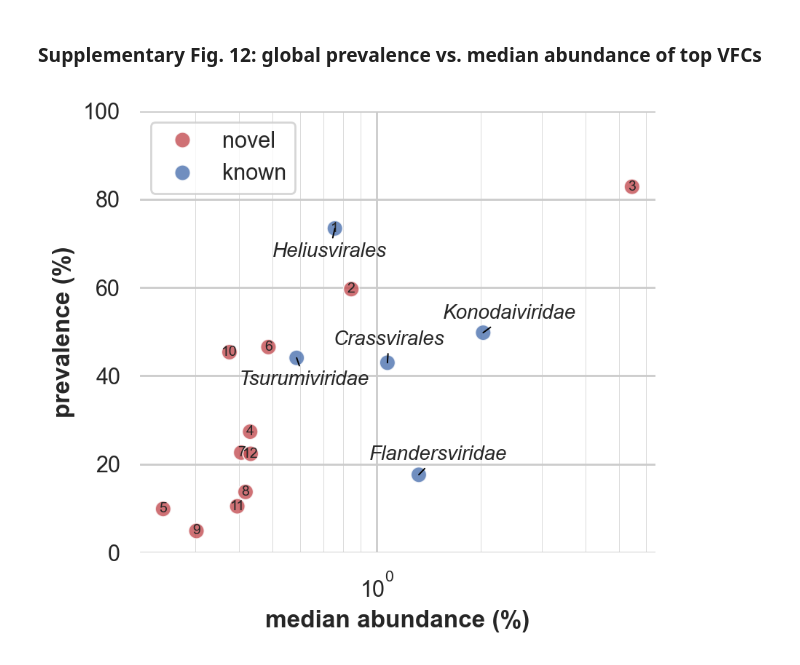
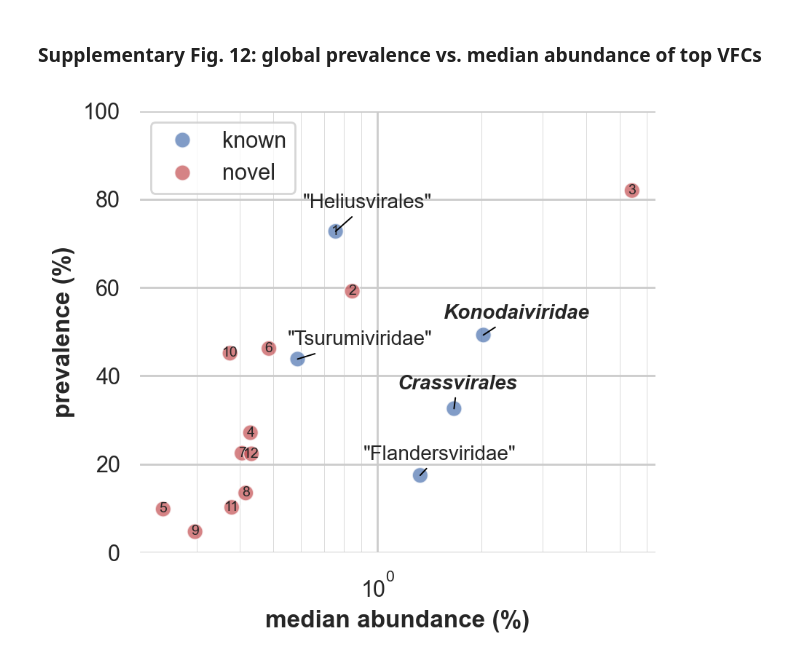
Before and after one commit to CSB5/SPMP_Phages, a Jupyter notebook: figures/notebooks/Fig1F_S10_S12_VFC_global_prevalence.ipynb, the cells around one changed output. Saved outputs shown, nothing was run; the diff lists cells and outputs as text; code cells hidden in the pictures.

Commit message:
Updated naming of ICTV-ratified and non-ratified taxa, continent-specific VFC prevalence vs. abundance

```diff
--- a/figures/notebooks/Fig1F_S10_S12_VFC_global_prevalence.ipynb
+++ b/figures/notebooks/Fig1F_S10_S12_VFC_global_prevalence.ipynb
@@ -26,18 +26,28 @@ df = df.merge(df_gpd50m, on='sample_id', how='left')
 # group Crassvirales together ('49' used as placeholder)
 
 df['VFC_c2'] = np.where(df.VFC.isin([49,67,117,242]), 49, df.VFC)
+
+df1 = (
+    df.groupby(
+        ["sample_id", "continent", "VFC_c2"],
+        as_index=False
+    )
+    .agg(
+        perc_abun=("perc_abun", "sum")
+    )
+)
 # %%
 # for plotting
 
 vfcs2plot = [*range(1,14),43,49,183]
 knownvfcs = [1,13,43,49,183]
-replacements = {'VFC 49': 'Crassvirales', 'VFC 183': 'Flandersviridae', 'VFC 43': 'Konodaiviridae', 'VFC 13': 'Tsurumiviridae', 'VFC 1': 'Heliusvirales'}
-italic_labels = {'Crassvirales', 'Flandersviridae', 'Konodaiviridae', 'Tsurumiviridae', 'Heliusvirales'}
+replacements = {'VFC 49': 'Crassvirales', 'VFC 183': '"Flandersviridae"', 'VFC 43': 'Konodaiviridae', 'VFC 13': '"Tsurumiviridae"', 'VFC 1': '"Heliusvirales"'}
+italic_labels = {'Crassvirales', 'Konodaiviridae'}
 color_dict = {'known': 'C0', 'novel': 'C3'}
 # %% [markdown]
 ### Fig. 1F: global VFC prevalence
 # %%
-df_global = df.groupby('VFC_c2', as_index=False).agg(num_samples = ('sample_id', 'count'), median_perc_abun = ('perc_abun', 'median')).sort_values('num_samples', ascending=False)
+df_global = df1.groupby('VFC_c2', as_index=False).agg(num_samples = ('sample_id', 'count'), median_perc_abun = ('perc_abun', 'median')).sort_values('num_samples', ascending=False)
 df_global['perc_prevalence'] = df_global['num_samples']/num_samples_gpd*100
 
 df_global = df_global[df_global.VFC_c2.isin(vfcs2plot)].copy()
@@ -164,46 +174,72 @@ ax.legend(title='')
 ### Supplementary Fig. 12: global prevalence vs. median abundance of top VFCs
 # %%
 sns.set_theme(style="whitegrid")
+
+hue_order = ["known", "novel"]
 
 fig, ax = plt.subplots(figsize=(4.5,4), dpi=200)
 
 g = sns.scatterplot(
     data=df_global,
     x='median_perc_abun', y='perc_prevalence',
     hue='vctype',
+    hue_order=hue_order,
     marker='o',
     palette=color_dict,
-    s=60, alpha=0.8, ax=ax
+    s=60, alpha=0.7, ax=ax
 )
 g.set(xscale="log")
 plt.ylim(0,100)
 
 g.xaxis.grid(True, "minor", linewidth=.25)
 plt.xlabel('median abundance (%)', weight='bold')
 plt.ylabel('prevalence (%)', weight='bold')
 
 ax.legend(title='', loc='upper left')
 
 for i in [*range(1,13)]:
     ax.annotate(str(i), xy=(df_global.loc[df_global.VFC_c2 == i, 'median_perc_abun'].iloc[0], df_global.loc[df_global.VFC_c2 == i, 'perc_prevalence'].iloc[0]), ha='center', va='center', fontsize=7)
 
-ax.annotate('Crassvirales', xy=(1.073562, 42.975756), xytext=(0.75, 47), fontsize=10, fontstyle='italic',
-            arrowprops=dict(arrowstyle='-', color='black', relpos=(0.5,0.5), shrinkA=0, shrinkB=0, linewidth=0.7)
-            )
-ax.annotate('Heliusvirales', xy=(0.757022, 73.397542), xytext=(0.5, 67), fontsize=10, fontstyle='italic',
-            arrowprops=dict(arrowstyle='-', color='black', relpos=(0.5,0.5), shrinkA=0, shrinkB=0, linewidth=0.7)
-            )
-ax.annotate('Konodaiviridae', xy=(2.028444, 49.784125), xytext=(1.55, 53), fontsize=10, fontstyle='italic',
-            arrowprops=dict(arrowstyle='-', color='black', relpos=(0.5,0.5), shrinkA=0, shrinkB=0, linewidth=0.7)
-            )
-ax.annotate('Tsurumiviridae', xy=(0.587139, 44.071737), xytext=(0.4, 38), fontsize=10, fontstyle='italic',
-            arrowprops=dict(arrowstyle='-', color='black', relpos=(0.5,0.5), shrinkA=0, shrinkB=0, linewidth=0.7)
-            )
-ax.annotate('Flandersviridae', xy=(1.322623, 17.602126), xytext=(0.95, 21), fontsize=10, fontstyle='italic',
-            arrowprops=dict(arrowstyle='-', color='black', relpos=(0.5,0.5), shrinkA=0, shrinkB=0, linewidth=0.7)
-            )
+label_vfcs = {
+    "Crassvirales": 49,
+    '"Heliusvirales"': 1,
+    "Konodaiviridae": 43,
+    '"Tsurumiviridae"': 13,
+    '"Flandersviridae"': 183
+}
+
+label_positions = {
+    "Crassvirales": (1.14, 37),
+    '"Heliusvirales"': (0.61, 78),
+    "Konodaiviridae": (1.55, 53),
+    '"Tsurumiviridae"': (0.55, 47),
+    '"Flandersviridae"': (0.91, 21)
+}
+
+for label, vfc in label_vfcs.items():
+    row = df_global.loc[df_global["VFC_c2"] == vfc]
+
+    ax.annotate(
+        label,
+        xy=(
+            row["median_perc_abun"].iloc[0],
+            row["perc_prevalence"].iloc[0]
+        ),
+        xytext=label_positions[label],
+        fontsize=10,
+        fontweight="bold" if label in italic_labels else "normal",
+        fontstyle="italic" if label in italic_labels else "normal",
+        arrowprops=dict(
+            arrowstyle="-",
+            color="black",
+            relpos=(0.5, 0.5),
+            shrinkA=0,
+            shrinkB=0,
+            linewidth=0.7
+        )
+    )
 
 sns.despine(left=True, bottom=True)
 plt.tight_layout()
 # %% [output]
-[figure, old version]
+[figure, new version]
```
Also changed, not shown: parts of 6 cells of this notebook, 5 other files.
